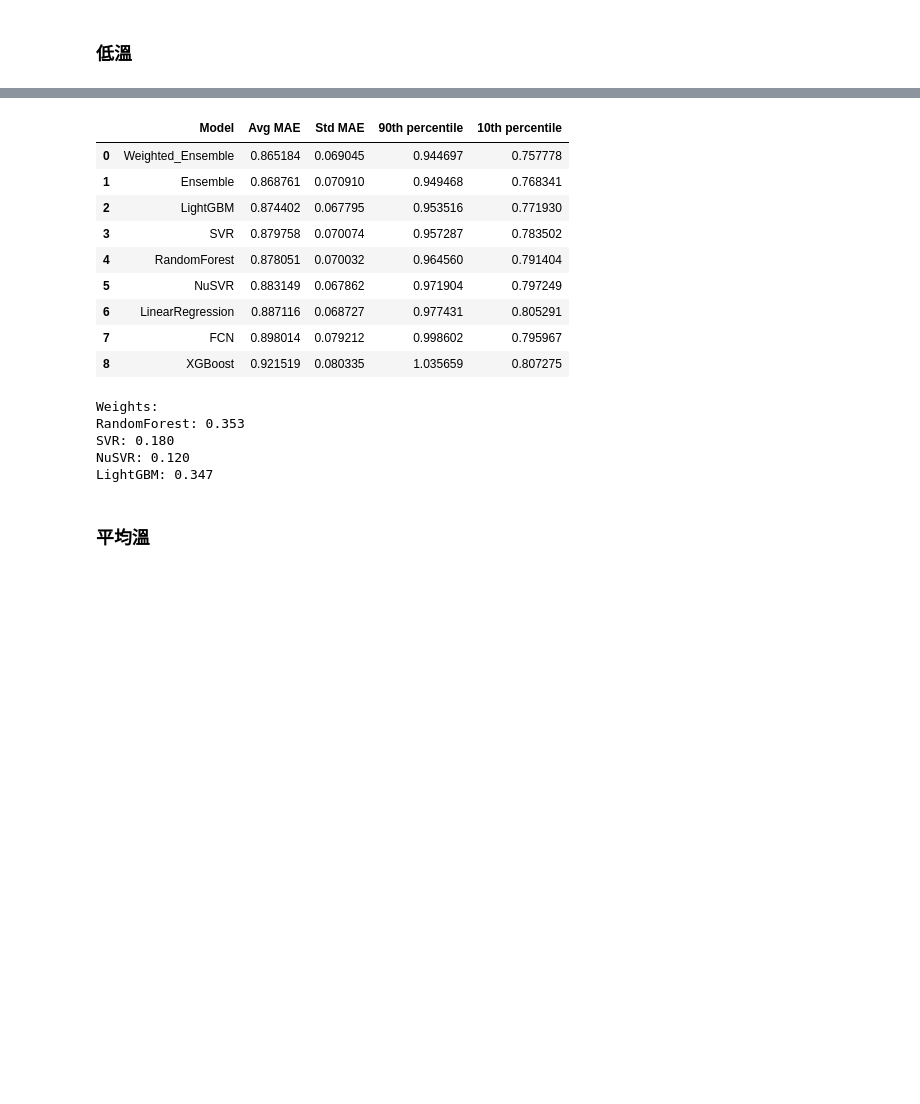
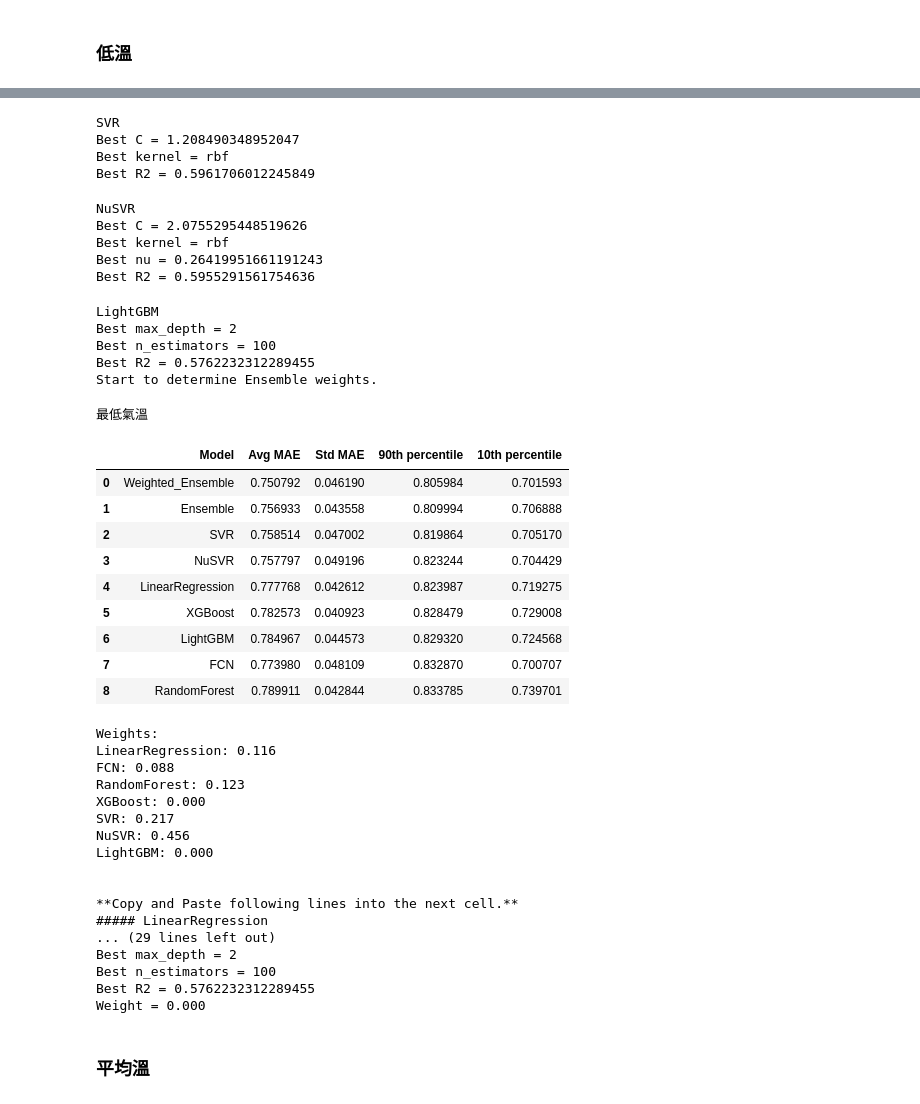
Before and after one commit to skyjadel/Taipower, a Jupyter notebook: Hyper parameter Tunning and Ensemble Weighting.ipynb, the cells around one changed output, grey strips where cells are left out. Saved outputs shown, nothing was run; the diff lists cells and outputs as text; code cells hidden in the pictures; blank space fills up the shorter version.

```diff
--- a/Hyper parameter Tunning and Ensemble Weighting.ipynb
+++ b/Hyper parameter Tunning and Ensemble Weighting.ipynb
@@ -83,7 +84,7 @@ data_path = './historical/data/'
 
 # 資料的開始與結束日期
 start_date = '2023-01-01'
-end_date = '2024-09-20'
+end_date = '2024-10-15'
 
 train_model_path = f'./trained_model_parameters/model_meta_{end_date}/'
 # %%
@@ -97,7 +98,7 @@ speed_test = False
 #
 # Note: 如果指定的路徑當中沒有相應的 meta.json 檔，程式將會無視這邊的設定而進行計算
 #---------------------------------------------------------------------------------
-rerun_all_calculation = False
+rerun_all_calculation = True
 dont_run_any_calculation = False
 
 
@@ -207,12 +228,15 @@ def get_XY(data_df, Y_feature, X_features=None, hours=[str(i) for i in range(0,
             X_cols += date_related_cols
     else:
         for col in data_df.columns:
+            #print(col)
             if target == 'obs':
                 dash_splited = col.split('預報_')
             elif target == 'pwd':
                 dash_splited = col.split('_')
+            #print(dash_splited)
             if len(dash_splited) >= 2:
-                if dash_splited[0] in X_features and (target=='pwd' or dash_splited[1] in hours):
+                #if dash_splited[0] in X_features and (target=='pwd' or dash_splited[1] in hours):
+                if dash_splited[0] in X_features:
                     X_cols.append(col)
             else:
                 if col in date_related_cols and col in X_features:
@@ -664,7 +688,7 @@ def flow_control(Y_feature, model_xcols, data_df, mode='regressor', speed_test=F
                                                    Y_feature=Y_feature, mode=mode, n_iters=n_iters, fit_wind_square=fit_wind_square)
         print(Y_feature)
         display(df)
-        df.to_csv(f'{this_model_path}predict_MAE.df', index=False, encoding='utf-8-sig')
+        df.to_csv(f'{this_model_path}predict_MAE.csv', index=False, encoding='utf-8-sig')
         print('Weights:')
         for i, k in enumerate(model_hyperparameters_dict.keys()):
             print(f'{k}: {optimal_weights[k]:.3f}')
@@ -888,13 +977,13 @@ LightGBM: 0.408
 # %%
 Y_feature = '最低氣溫'
 model_xcols = {
-    'LinearRegression': ['溫度'],
-    'FCN': ['溫度'],
-    'RandomForest': ['溫度'],
-    'XGBoost': ['溫度'],
-    'SVR': ['溫度'],
-    'NuSVR': ['溫度'],
-    'LightGBM': ['溫度'],
+    'LinearRegression': ['溫度', 'Town'],
+    'FCN': ['溫度', 'Town'],
+    'RandomForest': ['溫度', 'Town'],
+    'XGBoost': ['溫度', 'Town'],
+    'SVR': ['溫度', 'Town'],
+    'NuSVR': ['溫度', 'Town'],
+    'LightGBM': ['溫度', 'Town'],
 }
 
 flow_control(Y_feature, model_xcols, forecast_obs_df, speed_test=speed_test)
@@ -902,18 +1006,45 @@ flow_control(Y_feature, model_xcols, forecast_obs_df, speed_test=speed_test)
+SVR
+Best C = 1.208490348952047
+Best kernel = rbf
+Best R2 = 0.5961706012245849
+NuSVR
+Best C = 2.0755295448519626
+Best kernel = rbf
+Best nu = 0.26419951661191243
+Best R2 = 0.5955291561754636
+LightGBM
+Best max_depth = 2
+Best n_estimators = 100
+Best R2 = 0.5762232312289455
+Start to determine Ensemble weights.
+最低氣溫
 |  | Model | Avg MAE | Std MAE | 90th percentile | 10th percentile |
-| 0 | Weighted_Ensemble | 0.865184 | 0.069045 | 0.944697 | 0.757778 |
-| 1 | Ensemble | 0.868761 | 0.070910 | 0.949468 | 0.768341 |
-| 2 | LightGBM | 0.874402 | 0.067795 | 0.953516 | 0.771930 |
-| 3 | SVR | 0.879758 | 0.070074 | 0.957287 | 0.783502 |
-| 4 | RandomForest | 0.878051 | 0.070032 | 0.964560 | 0.791404 |
-| 5 | NuSVR | 0.883149 | 0.067862 | 0.971904 | 0.797249 |
-| 6 | LinearRegression | 0.887116 | 0.068727 | 0.977431 | 0.805291 |
-| 7 | FCN | 0.898014 | 0.079212 | 0.998602 | 0.795967 |
-| 8 | XGBoost | 0.921519 | 0.080335 | 1.035659 | 0.807275 |
+| 0 | Weighted_Ensemble | 0.750792 | 0.046190 | 0.805984 | 0.701593 |
+| 1 | Ensemble | 0.756933 | 0.043558 | 0.809994 | 0.706888 |
+| 2 | SVR | 0.758514 | 0.047002 | 0.819864 | 0.705170 |
+| 3 | NuSVR | 0.757797 | 0.049196 | 0.823244 | 0.704429 |
+| 4 | LinearRegression | 0.777768 | 0.042612 | 0.823987 | 0.719275 |
+| 5 | XGBoost | 0.782573 | 0.040923 | 0.828479 | 0.729008 |
+| 6 | LightGBM | 0.784967 | 0.044573 | 0.829320 | 0.724568 |
+| 7 | FCN | 0.773980 | 0.048109 | 0.832870 | 0.700707 |
+| 8 | RandomForest | 0.789911 | 0.042844 | 0.833785 | 0.739701 |
-Weights:
-RandomForest: 0.353
-SVR: 0.180
-NuSVR: 0.120
-LightGBM: 0.347
+Weights:
+LinearRegression: 0.116
+FCN: 0.088
+RandomForest: 0.123
+XGBoost: 0.000
+SVR: 0.217
+NuSVR: 0.456
+LightGBM: 0.000
+
+
+**Copy and Paste following lines into the next cell.**
+##### LinearRegression
+... (29 lines left out)
+Best max_depth = 2
+Best n_estimators = 100
+Best R2 = 0.5762232312289455
+Weight = 0.000
 # %% [markdown]
 ### 平均溫
 # %%
```
Also changed, not shown: parts of 13 cells of this notebook, 1 other file.
